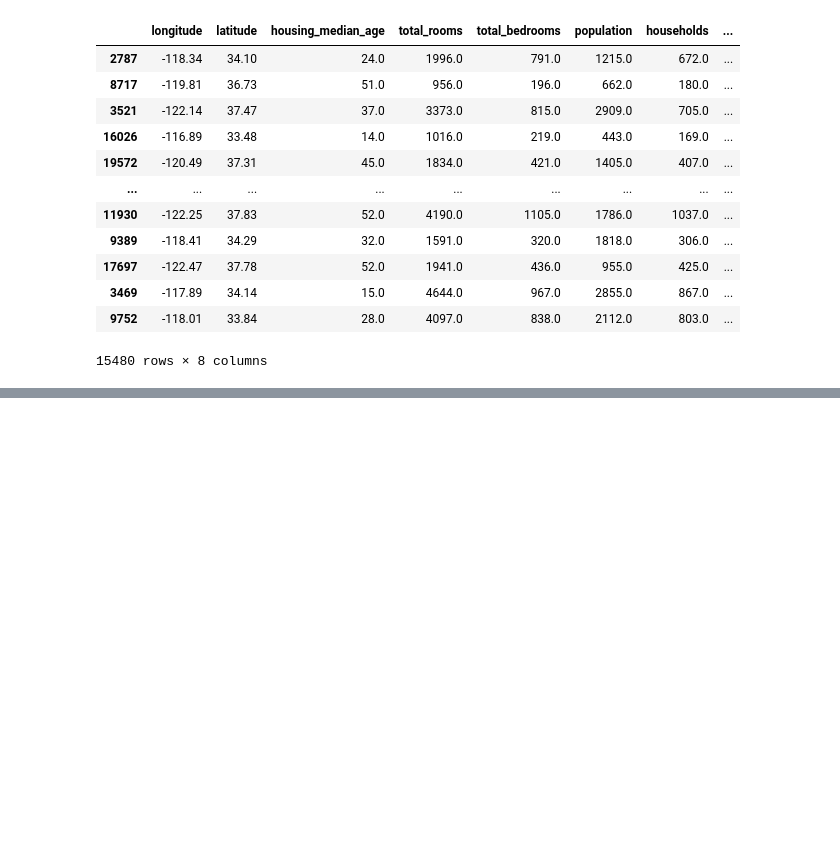
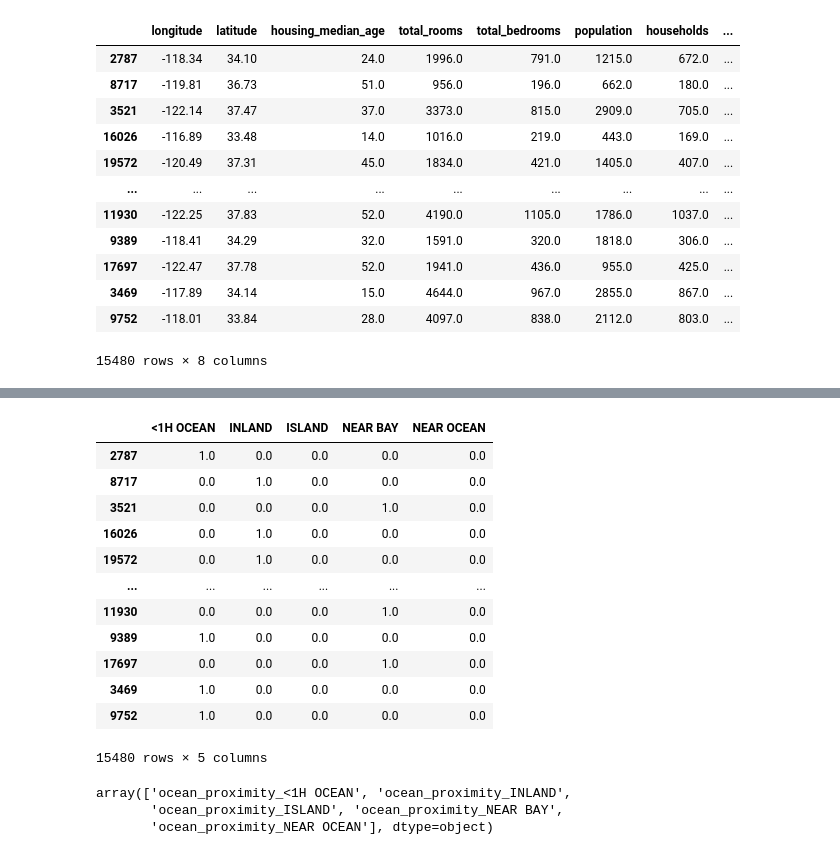
Before and after one commit to SDCaFlo/ML-HandsOn, a Jupyter notebook: Chapter 2/end-to-end.ipynb, the cells around one changed output, grey strips where cells are left out. Cells and saved outputs as stored; diff of their text form; code cells hidden in the pictures; blank space fills up the shorter version.

Commit message:
Added Categorical Value Transformation

```diff
--- a/Chapter 2/end-to-end.ipynb
+++ b/Chapter 2/end-to-end.ipynb
@@ -455,0 +464,2 @@ pd.DataFrame(data= X, columns= housing_num.columns, index= housing_num.index)
+# %%
+housing_cat = housing[["ocean_proximity"]]
@@ -455,0 +524,4 @@ pd.DataFrame(data= X, columns= housing_num.columns, index= housing_num.index)
+# %%
+cat_encoder = OneHotEncoder() # we can also use sparse = false
+# %%
+housing_cat_1hot = cat_encoder.fit_transform(housing_cat)
@@ -455,0 +544,22 @@ pd.DataFrame(data= X, columns= housing_num.columns, index= housing_num.index)
+# %%
+pd.DataFrame(data=housing_cat_1hot.toarray(), columns=cat_encoder.categories_, index= housing_cat.index ) #visualizing as pd. dataframe.
+# %% [output]
+|  | <1H OCEAN | INLAND | ISLAND | NEAR BAY | NEAR OCEAN |
+| 2787 | 1.0 | 0.0 | 0.0 | 0.0 | 0.0 |
+| 8717 | 0.0 | 1.0 | 0.0 | 0.0 | 0.0 |
+| 3521 | 0.0 | 0.0 | 0.0 | 1.0 | 0.0 |
+| 16026 | 0.0 | 1.0 | 0.0 | 0.0 | 0.0 |
+| 19572 | 0.0 | 1.0 | 0.0 | 0.0 | 0.0 |
+| ... | ... | ... | ... | ... | ... |
+| 11930 | 0.0 | 0.0 | 0.0 | 1.0 | 0.0 |
+| 9389 | 1.0 | 0.0 | 0.0 | 0.0 | 0.0 |
+| 17697 | 0.0 | 0.0 | 0.0 | 1.0 | 0.0 |
+| 3469 | 1.0 | 0.0 | 0.0 | 0.0 | 0.0 |
+| 9752 | 1.0 | 0.0 | 0.0 | 0.0 | 0.0 |
+15480 rows × 5 columns
+# %%
+cat_encoder.get_feature_names_out()
+# %% [output]
+array(['ocean_proximity_<1H OCEAN', 'ocean_proximity_INLAND',
+       'ocean_proximity_ISLAND', 'ocean_proximity_NEAR BAY',
+       'ocean_proximity_NEAR OCEAN'], dtype=object)
```
Also changed, not shown: parts of 20 cells of this notebook.
